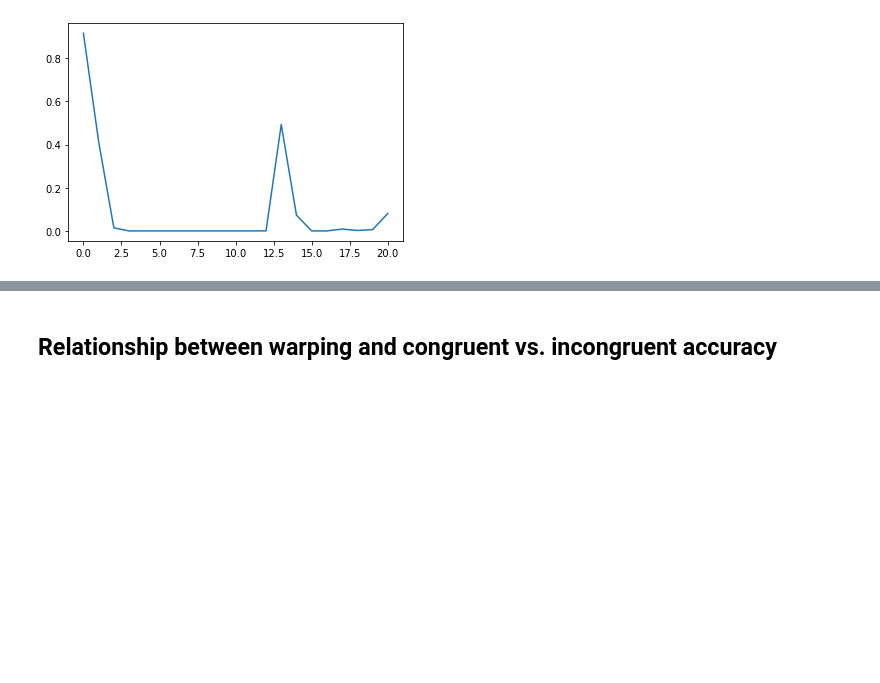
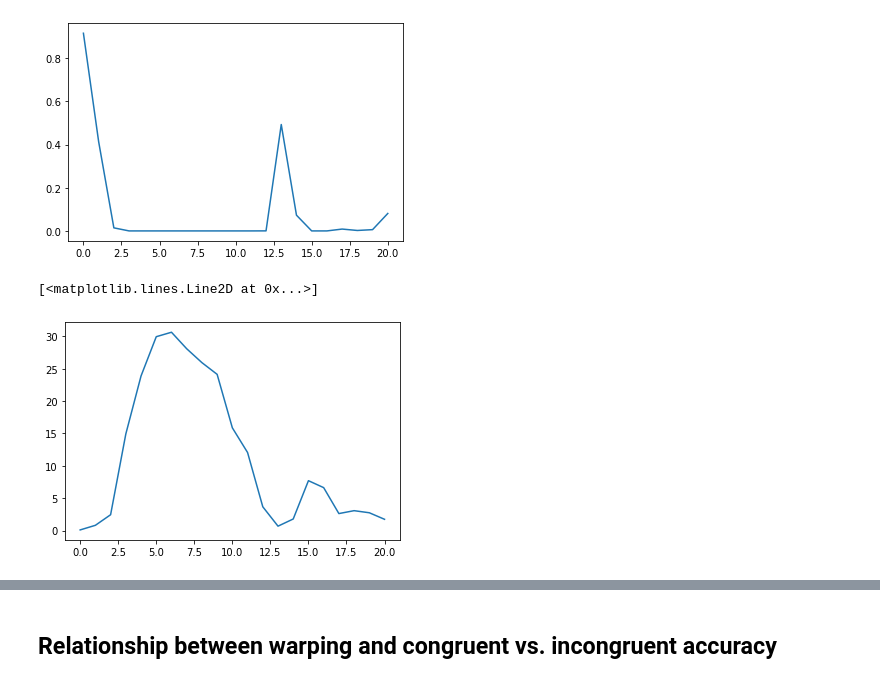
Before and after one commit to jlrussin/warped-map, a Jupyter notebook: notebooks/logistic_acc.ipynb, the cells around one changed output, grey strips where cells are left out. Drawn from its saved outputs; the diff is of its cells as text; code cells hidden in the pictures; blank space fills up the shorter version.

```diff
--- a/notebooks/logistic_acc.ipynb
+++ b/notebooks/logistic_acc.ipynb
@@ -214,6 +214,12 @@ plt.plot(logistic_p)
 # %% [output]
 [<matplotlib.lines.Line2D at 0x...>]
 [figure]
+# %%
+logistic_t = [log_reg.tvalues[1] for log_reg in log_regs]
+plt.plot(logistic_t)
+# %% [output]
+[<matplotlib.lines.Line2D at 0x...>]
+[figure, added]
 # %%
 def plot_acc_with_logistic_p(cong_accs, incong_accs, logistic_p,
                              analyze_every, title, save_fn):
```
Also changed, not shown: parts of 4 cells of this notebook, 3 other files.
